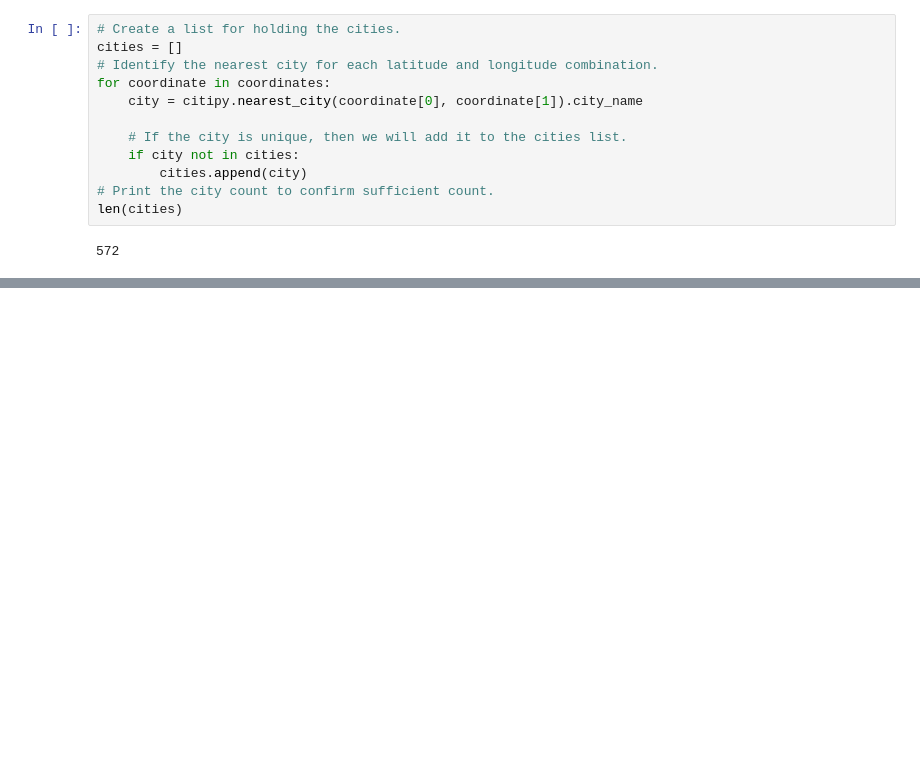
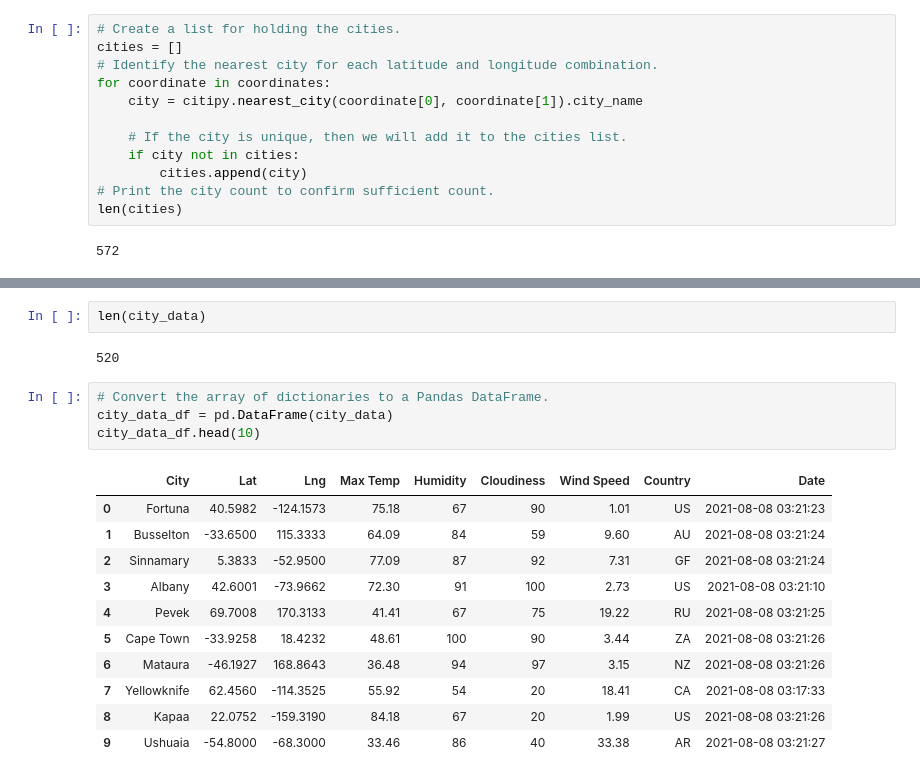
Before and after one commit to sjwedlund/World_Weather_Analysis, a Jupyter notebook: WeatherPy.ipynb, the cells around one changed output, grey strips where cells are left out. Cells and saved outputs as stored; diff of their text form; blank space fills up the shorter version.

```diff
--- a/WeatherPy.ipynb
+++ b/WeatherPy.ipynb
@@ -79,0 +183,20 @@ len(cities)
+# %%
+len(city_data)
+# %% [output]
+520
+# %%
+# Convert the array of dictionaries to a Pandas DataFrame.
+city_data_df = pd.DataFrame(city_data)
+city_data_df.head(10)
+# %% [output]
+|  | City | Lat | Lng | Max Temp | Humidity | Cloudiness | Wind Speed | Country | Date |
+| 0 | Fortuna | 40.5982 | -124.1573 | 75.18 | 67 | 90 | 1.01 | US | 2021-08-08 03:21:23 |
+| 1 | Busselton | -33.6500 | 115.3333 | 64.09 | 84 | 59 | 9.60 | AU | 2021-08-08 03:21:24 |
+| 2 | Sinnamary | 5.3833 | -52.9500 | 77.09 | 87 | 92 | 7.31 | GF | 2021-08-08 03:21:24 |
+| 3 | Albany | 42.6001 | -73.9662 | 72.30 | 91 | 100 | 2.73 | US | 2021-08-08 03:21:10 |
+| 4 | Pevek | 69.7008 | 170.3133 | 41.41 | 67 | 75 | 19.22 | RU | 2021-08-08 03:21:25 |
+| 5 | Cape Town | -33.9258 | 18.4232 | 48.61 | 100 | 90 | 3.44 | ZA | 2021-08-08 03:21:26 |
+| 6 | Mataura | -46.1927 | 168.8643 | 36.48 | 94 | 97 | 3.15 | NZ | 2021-08-08 03:21:26 |
+| 7 | Yellowknife | 62.4560 | -114.3525 | 55.92 | 54 | 20 | 18.41 | CA | 2021-08-08 03:17:33 |
+| 8 | Kapaa | 22.0752 | -159.3190 | 84.18 | 67 | 20 | 1.99 | US | 2021-08-08 03:21:26 |
+| 9 | Ushuaia | -54.8000 | -68.3000 | 33.46 | 86 | 40 | 33.38 | AR | 2021-08-08 03:21:27 |
```
Also changed, not shown: parts of 7 cells of this notebook, 4 other files.
